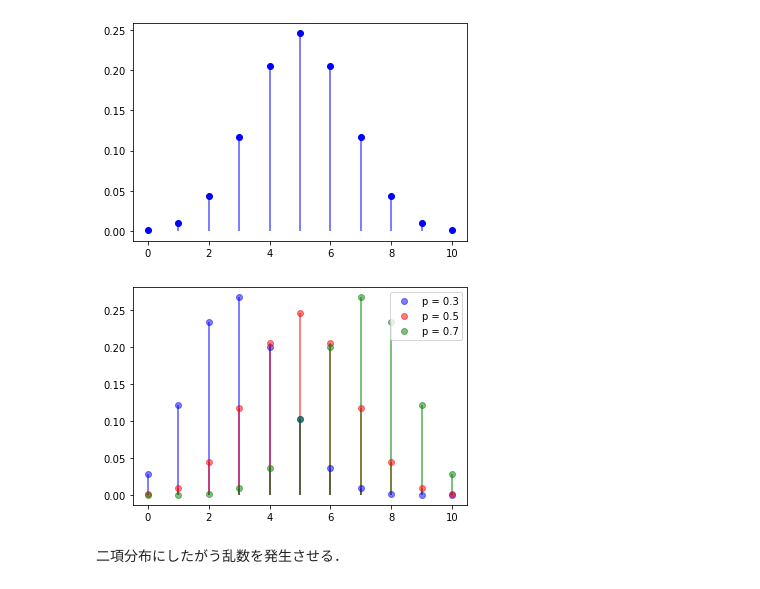
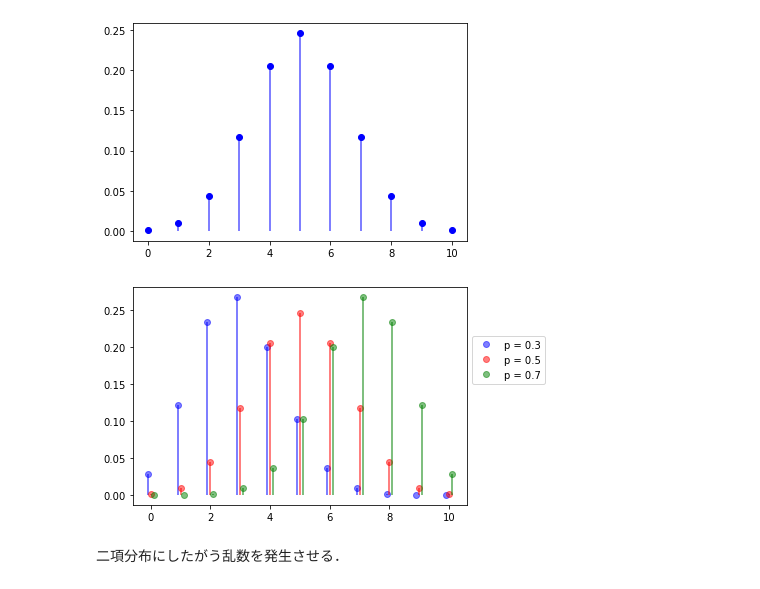
Before and after one commit to aishidajt9/BasicMath, a Jupyter notebook: BasicMath_by_Python_6-7.ipynb, the cells around one changed output. Cells and saved outputs as stored; diff of their text form; code cells hidden in the pictures.

```diff
--- a/BasicMath_by_Python_6-7.ipynb
+++ b/BasicMath_by_Python_6-7.ipynb
@@ -98,16 +98,16 @@ plt.show()
 [figure]
 # %%
 fig, ax = plt.subplots(1, 1)
-ax.plot(x, binom.pmf(x, 10, 0.3), 'bo', alpha=0.5)
-ax.vlines(x, 0, binom.pmf(x, 10, 0.3), colors='b', lw=2, alpha=0.5)
-ax.plot(x, binom.pmf(x, 10, 0.5), 'ro', alpha=0.5)
+p1 = ax.plot([i - 0.1 for i in x], binom.pmf(x, 10, 0.3), 'bo', alpha=0.5)
+ax.vlines([i - 0.1 for i in x], 0, binom.pmf(x, 10, 0.3), colors='b', lw=2, alpha=0.5)
+p2 = ax.plot(x, binom.pmf(x, 10, 0.5), 'ro', alpha=0.5)
 ax.vlines(x, 0, binom.pmf(x, 10, 0.5), colors='r', lw=2, alpha=0.5)
-ax.plot(x, binom.pmf(x, 10, 0.7), 'go', alpha=0.5)
-ax.vlines(x, 0, binom.pmf(x, 10, 0.7), colors='g', lw=2, alpha=0.5)
-ax.legend(["p = 0.3", "p = 0.5", "p = 0.7"], loc="upper right")
+p3 = ax.plot([i + 0.1 for i in x], binom.pmf(x, 10, 0.7), 'go', alpha=0.5)
+ax.vlines([i + 0.1 for i in x], 0, binom.pmf(x, 10, 0.7), colors='g', lw=2, alpha=0.5)
+ax.legend([p1[0], p2[0], p3[0]], ["p = 0.3", "p = 0.5", "p = 0.7"], bbox_to_anchor=(1., 0.8))
 plt.show()
 # %% [output]
-[figure, old version]
+[figure, new version]
 # %% [markdown]
 二項分布にしたがう乱数を発生させる．
 # %%
```
Also changed, not shown: parts of 3 cells of this notebook.
